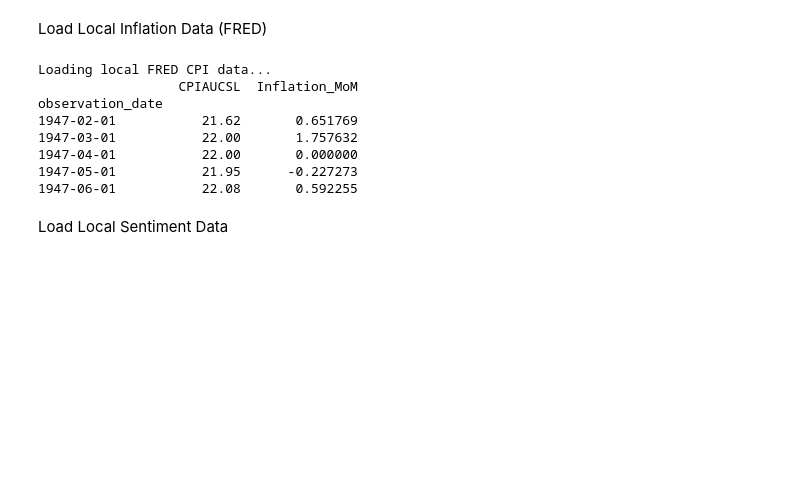
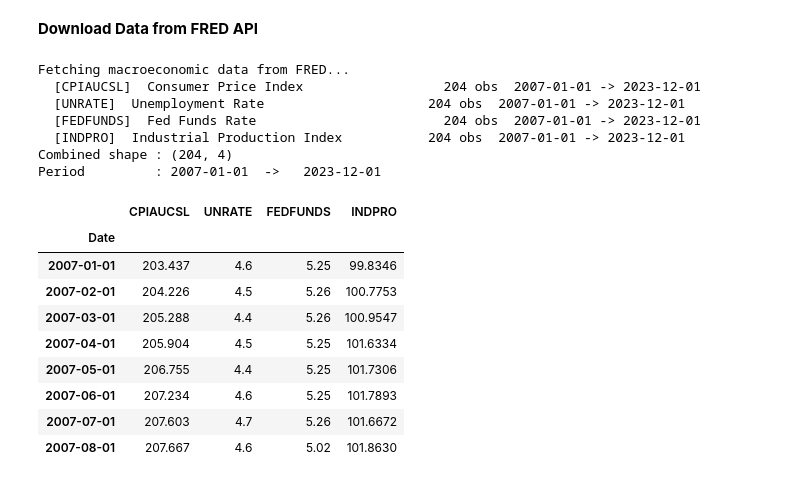
Before and after one commit to zahra-ynp/PML-InflationRegimeForecasting, a Jupyter notebook: notebooks/US/01_Data_Prep.ipynb, the cells around one changed output. Saved outputs shown, nothing was run; the diff lists cells and outputs as text; code cells hidden in the pictures; blank space fills up the shorter version.

```diff
--- a/notebooks/US/01_Data_Prep.ipynb
+++ b/notebooks/US/01_Data_Prep.ipynb
@@ -12,25 +38,45 @@ plt.style.use('seaborn-v0_8-darkgrid')
-# %% [markdown]
-Load Local Inflation Data (FRED)
+# %% [markdown]
+**Download Data from FRED API**
 # %%
-print("Loading local FRED CPI data...")
+def fetch_fred(series_id, label, start, end):
+    s = fred.get_series(series_id, observation_start=start, observation_end=end)
+    s.index = pd.to_datetime(s.index)
+    s.name  = series_id
+    print(f"  [{series_id}]  {label:<35}  {len(s):>4} obs  "
+          f"{s.index[0].date()} -> {s.index[-1].date()}")
+    return s
 
-# Note: Standard FRED CSVs use 'DATE' as the column name.
-macro_data = pd.read_csv('../data/raw/CPIAUCSL.csv', parse_dates=['observation_date'], index_col='observation_date')
+print("Fetching macroeconomic data from FRED...")
 
-# Calculate Month-over-Month (MoM) Inflation Rate
-# We multiply by 100 to get a clean percentage
-macro_data['Inflation_MoM'] = macro_data['CPIAUCSL'].pct_change() * 100
-macro_data = macro_data.dropna()
+cpi      = fetch_fred("CPIAUCSL", "Consumer Price Index",        START, END)
+unrate   = fetch_fred("UNRATE",   "Unemployment Rate",           START, END)
+fedfunds = fetch_fred("FEDFUNDS", "Fed Funds Rate",              START, END)
+indpro   = fetch_fred("INDPRO",   "Industrial Production Index", START, END)
 
-print(macro_data.head())
+# Merge into a single monthly DataFrame
+macro_raw = pd.concat([cpi, unrate, fedfunds, indpro], axis=1)
+macro_raw = macro_raw.resample("MS").last()
+macro_raw = macro_raw.loc[START:END]
+macro_raw.index.name = "Date"
+
+print("Combined shape :", macro_raw.shape)
+print("Period         :", macro_raw.index[0].date(), " ->  ", macro_raw.index[-1].date())
+macro_raw.head(8)
 # %% [output]
-Loading local FRED CPI data...
-                  CPIAUCSL  Inflation_MoM
-observation_date
-1947-02-01           21.62       0.651769
-1947-03-01           22.00       1.757632
-1947-04-01           22.00       0.000000
-1947-05-01           21.95      -0.227273
-1947-06-01           22.08       0.592255
+Fetching macroeconomic data from FRED...
+  [CPIAUCSL]  Consumer Price Index                  204 obs  2007-01-01 -> 2023-12-01
+  [UNRATE]  Unemployment Rate                     204 obs  2007-01-01 -> 2023-12-01
+  [FEDFUNDS]  Fed Funds Rate                        204 obs  2007-01-01 -> 2023-12-01
+  [INDPRO]  Industrial Production Index           204 obs  2007-01-01 -> 2023-12-01
+Combined shape : (204, 4)
+Period         : 2007-01-01  ->   2023-12-01
+|  | CPIAUCSL | UNRATE | FEDFUNDS | INDPRO |
+| Date |  |  |  |  |
+| 2007-01-01 | 203.437 | 4.6 | 5.25 | 99.8346 |
+| 2007-02-01 | 204.226 | 4.5 | 5.26 | 100.7753 |
+| 2007-03-01 | 205.288 | 4.4 | 5.26 | 100.9547 |
+| 2007-04-01 | 205.904 | 4.5 | 5.25 | 101.6334 |
+| 2007-05-01 | 206.755 | 4.4 | 5.25 | 101.7306 |
+| 2007-06-01 | 207.234 | 4.6 | 5.25 | 101.7893 |
+| 2007-07-01 | 207.603 | 4.7 | 5.26 | 101.6672 |
+| 2007-08-01 | 207.667 | 4.6 | 5.02 | 101.8630 |
-# %% [markdown]
-Load Local Sentiment Data
```
Also changed, not shown: parts of 10 cells of this notebook, 1 other file.
